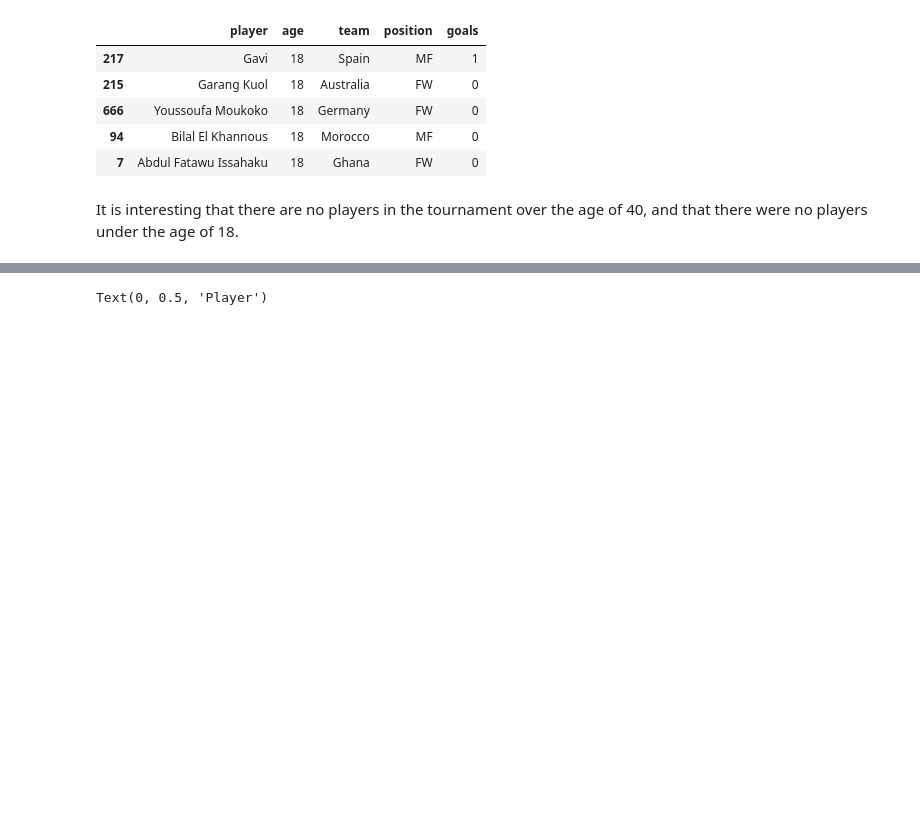
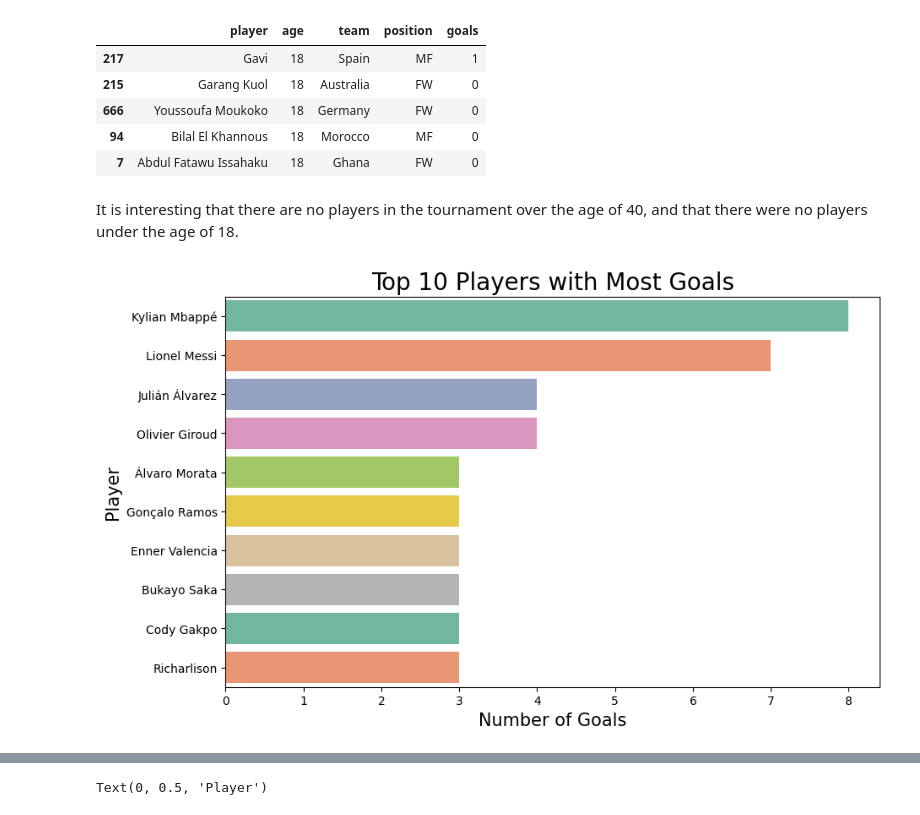
Before and after one commit to ccvale/2022-Qatar-World-Cup-Analysis, a Jupyter notebook: worldcup.ipynb, the cells around one changed output, grey strips where cells are left out. Saved outputs shown, nothing was run; the diff lists cells and outputs as text; code cells hidden in the pictures; blank space fills up the shorter version.

```diff
--- a/worldcup.ipynb
+++ b/worldcup.ipynb
@@ -492,3 +492,13 @@ players.sort_values('age').head()[['player', 'age', 'team', 'position', 'goals']
 | 7 | Abdul Fatawu Issahaku | 18 | Ghana | FW | 0 |
 # %% [markdown]
 It is interesting that there are no players in the tournament over the age of 40, and that there were no players under the age of 18.
+# %%
+# visualize players with most goals
+plt.figure(figsize=(10, 6))
+sns.barplot(x='goals', y='player', data=players.sort_values('goals', ascending=False).head(10), palette='Set2')
+plt.title('Top 10 Players with Most Goals', fontsize=20)
+plt.xlabel('Number of Goals', fontsize=15)
+plt.ylabel('Player', fontsize=15)
+plt.show()
+# %% [output]
+[figure, added]
```
Also changed, not shown: parts of 2 cells of this notebook, 1 other file.
